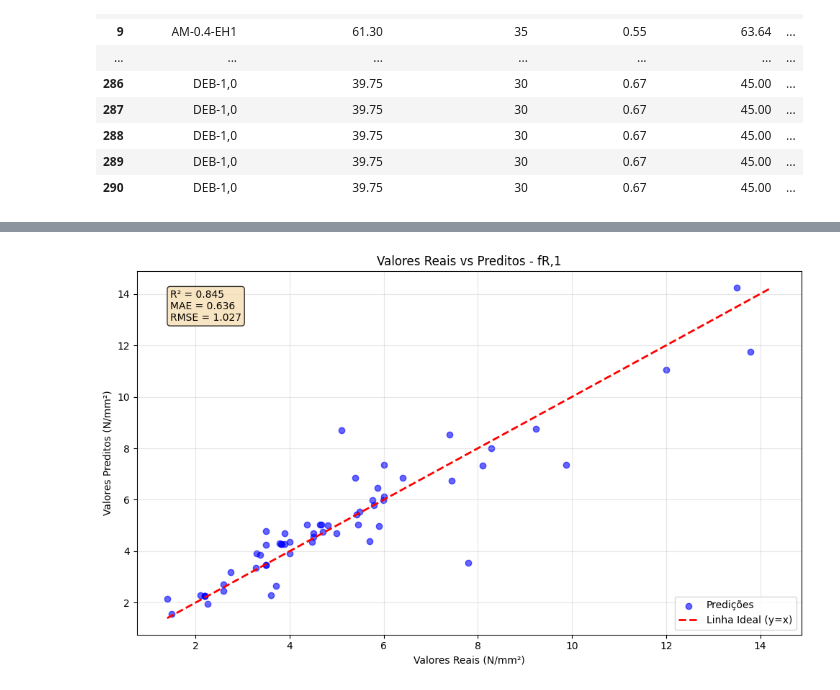
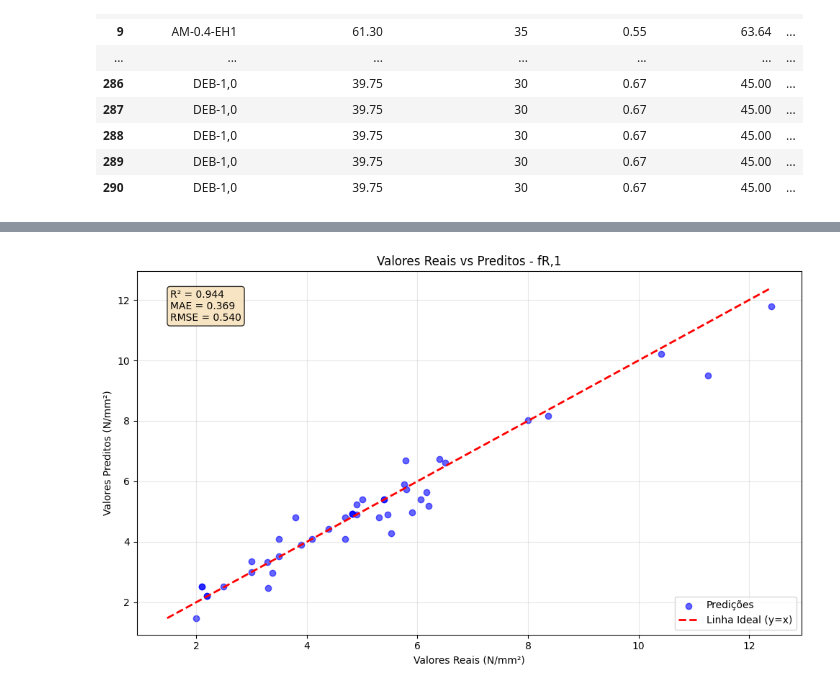
Before and after one commit to TheCarlosRamos/projeto_cimento, a Jupyter notebook: V9/VGB.ipynb, the cells around one changed output, grey strips where cells are left out. Drawn from its saved outputs; the diff is of its cells as text; code cells hidden in the pictures.

```diff
--- a/V9/VGB.ipynb
+++ b/V9/VGB.ipynb
@@ -6130,46 +6091,87 @@ import numpy as np
 import matplotlib.pyplot as plt
 from sklearn.ensemble import GradientBoostingRegressor
 from sklearn.preprocessing import StandardScaler
-from sklearn.model_selection import train_test_split
+from sklearn.model_selection import train_test_split, KFold, cross_val_predict
 from sklearn.metrics import mean_absolute_error, mean_squared_error, r2_score
 
 print(" ANÁLISE COM GRADIENT BOOSTING APÓS REMOÇÃO DE OUTLIERS")
 print("=" * 60)
+
+def _remover_outliers_por_cv(X: pd.DataFrame, y: pd.Series, remove_pct: float = 0.25):
+    """
+    Fallback robusto: calcula predições out-of-fold (CV) e remove o top 'remove_pct'
+    dos maiores erros absolutos.
+    """
+    # Garante alinhamento e limpeza básica
+    df = pd.concat([X, y], axis=1).dropna()
+    Xc = df.drop(columns=[y.name])
+    yc = df[y.name]
+
+    # Escalonar para o modelo de detecção via erro
+    scaler_tmp = StandardScaler()
+    Xc_scaled = scaler_tmp.fit_transform(Xc)
+
+    # Predições OOF com KFold
+    base = GradientBoostingRegressor(
+        n_estimators=200, learning_rate=0.05, max_depth=3, random_state=42
+    )
+    kf = KFold(n_splits=5, shuffle=True, random_state=42)
+    y_pred_oof = cross_val_predict(base, Xc_scaled, yc, cv=kf, n_jobs=None)
+
+    # Erros absolutos e índices a remover (maiores erros)
+    errors = np.abs(yc.values - y_pred_oof)
+    n_remove = int(len(errors) * remove_pct)
+    if n_remove <= 0:
+        keep_idx = np.arange(len(Xc))
+    else:
+        removed_idx = np.argsort(errors)[-n_remove:]
+        mask = np.ones(len(Xc), dtype=bool)
+        mask[removed_idx] = False
+        keep_idx = np.where(mask)[0]
+
+    X_clean = Xc.iloc[keep_idx].copy()
+    y_clean = yc.iloc[keep_idx].copy()
+    return X_clean, y_clean
 
 # Função para análise completa com GradientBoosting
 def analisar_com_gradient_boosting(X, y, target_name, remove_pct=0.25):
     print(f"\n Análise para {target_name}")
     print("-" * 40)
 
-    # 1. Remover outliers usando a função existente
+    # 1) Remoção de outliers (tenta função existente; caso falhe, usa fallback por CV)
     try:
-        result = train_with_outlier_removal(X, y, pipeline, remove_pct=remove_pct)
+        result = train_with_outlier_removal(X, y, pipeline, remove_pct=remove_pct)  # noqa: F821 (se existir)
         X_clean = result['X_clean']
         y_clean = result['y_clean']
 
         print(f"   Dados originais: {len(X)} amostras")
         print(f"   Dados após remoção: {len(X_clean)} amostras")
-        print(f"   Removidos: {len(X) - len(X_clean)} amostras ({((len(X) - len(X_clean))/len(X)*100):.1f}%)")
-
+        print(f"   Removidos: {len(X) - len(X_clean)} amostras "
+              f"({((len(X) - len(X_clean))/len(X)*100):.1f}%)")
     except Exception as e:
         print(f"    Erro na remoção de outliers: {e}")
-        # Usar dados limpos manualmente se a função falhar
-        df_clean = pd.concat([X, y], axis=1).dropna()
-        X_clean = df_clean.drop(columns=[y.name])
-        y_clean = df_clean[y.name]
-        print(f"   Usando limpeza manual: {len(X_clean)} amostras")
+        print("    → Aplicando fallback: remoção baseada no erro OOF (CV).")
+        # Garante que y tenha um nome para concatenação
+        if y.name is None:
+            y = y.copy()
+            y.name = "target"
+        X_clean, y_clean = _remover_outliers_por_cv(X, y, remove_pct=remove_pct)
+        print(f"   Dados originais: {len(X)} amostras")
+        print(f"   Dados após remoção: {len(X_clean)} amostras")
+        print(f"   Removidos: {len(X) - len(X_clean)} amostras "
+              f"({((len(X) - len(X_clean))/len(X)*100):.1f}%)")
 
-    # 2. Dividir treino/teste
+    # 2) Dividir treino/teste
     X_train, X_test, y_train, y_test = train_test_split(
         X_clean, y_clean, test_size=0.2, random_state=42
     )
 
-    # 3. Normalizar dados
+    # 3) Normalizar dados
     scaler = StandardScaler()
     X_train_scaled = scaler.fit_transform(X_train)
     X_test_scaled = scaler.transform(X_test)
 
-    # 4. Treinar Gradient Boosting
+    # 4) Treinar Gradient Boosting
     print(f"    Treinando Gradient Boosting...")
     gbr = GradientBoostingRegressor(
         n_estimators=300,
@@ -6179,10 +6181,10 @@ def analisar_com_gradient_boosting(X, y, target_name, remove_pct=0.25):
     )
     gbr.fit(X_train_scaled, y_train)
 
-    # 5. Fazer previsões
+    # 5) Fazer previsões
     y_pred = gbr.predict(X_test_scaled)
 
-    # 6. Calcular métricas
+    # 6) Calcular métricas
     mae = mean_absolute_error(y_test, y_pred)
     rmse = np.sqrt(mean_squared_error(y_test, y_pred))
     r2 = r2_score(y_test, y_pred)
@@ -6192,30 +6194,21 @@ def analisar_com_gradient_boosting(X, y, target_name, remove_pct=0.25):
     print(f"      RMSE: {rmse:.4f}")
     print(f"      R²: {r2:.4f} ({r2*100:.1f}% da variância explicada)")
 
-    # 7. Criar gráfico Real vs Predito
+    # 7) Gráfico Real vs Predito
     plt.figure(figsize=(10, 6))
-
-    # Scatter plot
     plt.scatter(y_test, y_pred, alpha=0.6, color='blue', label='Predições')
-
-    # Linha de referência (y=x)
     min_val = min(y_test.min(), y_pred.min())
     max_val = max(y_test.max(), y_pred.max())
     plt.plot([min_val, max_val], [min_val, max_val], 'r--', linewidth=2, label='Linha Ideal (y=x)')
-
-    # Configurações do gráfico
     plt.xlabel('Valores Reais (N/mm²)')
     plt.ylabel('Valores Preditos (N/mm²)')
     plt.title(f'Valores Reais vs Preditos - {target_name}')
     plt.legend()
     plt.grid(True, alpha=0.3)
-
-    # Adicionar texto com métricas
     plt.text(0.05, 0.95, f'R² = {r2:.3f}\nMAE = {mae:.3f}\nRMSE = {rmse:.3f}',
              transform=plt.gca().transAxes,
              bbox=dict(boxstyle='round', facecolor='wheat', alpha=0.8),
              verticalalignment='top')
-
     plt.tight_layout()
     plt.show()
 
@@ -6230,11 +6223,9 @@ def analisar_com_gradient_boosting(X, y, target_name, remove_pct=0.25):
         'n_samples': len(X_clean)
     }
 
-# Análise para fR,1
-result_fr1 = analisar_com_gradient_boosting(X, y_fR1, "fR,1")
-
-# Análise para fR,3
-result_fr3 = analisar_com_gradient_boosting(X, y_fR3, "fR,3")
+# Análises
+result_fr1 = analisar_com_gradient_boosting(X, y_fR1, "fR,1", remove_pct=0.25)
+result_fr3 = analisar_com_gradient_boosting(X, y_fR3, "fR,3", remove_pct=0.25)
 
 # Tabela comparativa final
 print(f"\n TABELA COMPARATIVA FINAL")
@@ -6246,16 +6237,13 @@ comparacao = pd.DataFrame({
     'RMSE': [result_fr1['rmse'], result_fr3['rmse']],
     'R²': [result_fr1['r2'], result_fr3['r2']]
 })
-
 print(comparacao.round(4))
 
 # Melhor modelo
 melhor_target = 'fR,1' if result_fr1['r2'] > result_fr3['r2'] else 'fR,3'
 melhor_r2 = max(result_fr1['r2'], result_fr3['r2'])
-
 print(f"\n MELHOR PERFORMANCE: {melhor_target}")
 print(f"   R² = {melhor_r2:.4f} ({melhor_r2*100:.1f}% da variância explicada)")
-
 print(f"\n Análise concluída com sucesso!")
 # %% [output]
  ANÁLISE COM GRADIENT BOOSTING APÓS REMOÇÃO DE OUTLIERS
@@ -6273,4 +6264,4 @@ print(f"\n Análise concluída com sucesso!")
-[figure, old version]
+[figure, new version]
  Análise para fR,3
 ----------------------------------------
     Erro na remoção de outliers: 'X_clean'
```
Also changed, not shown: parts of 10 cells of this notebook.
